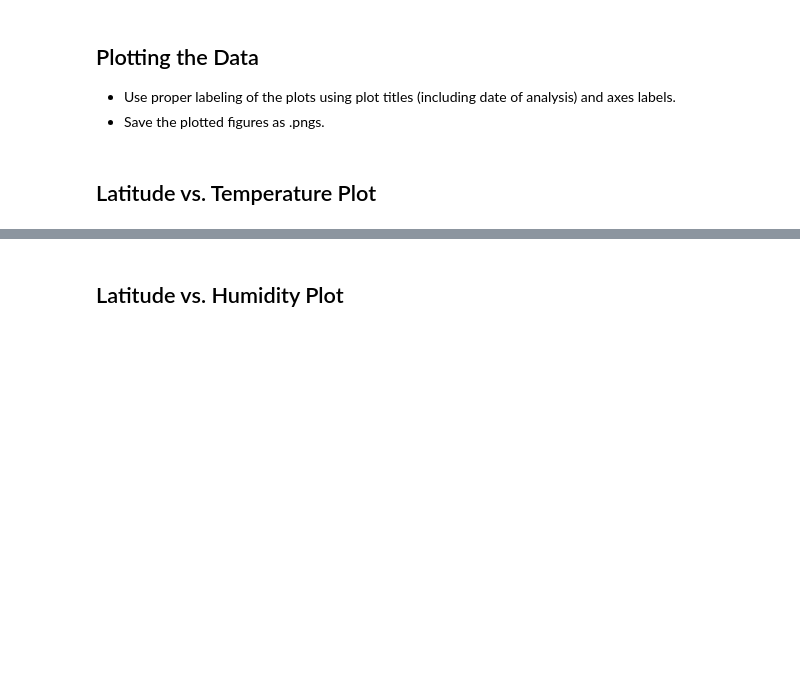
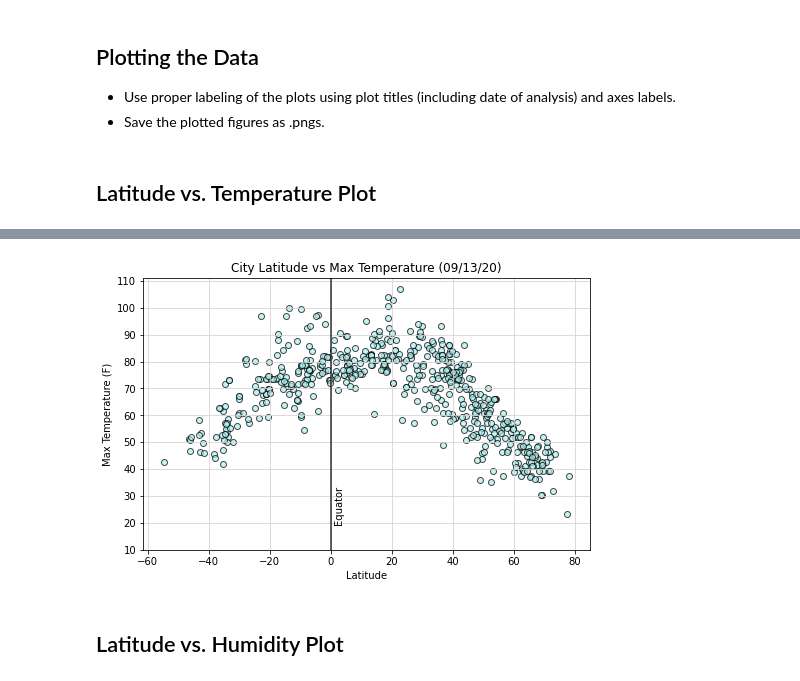
Before and after one commit to andresocorro/python-api-challenge, a Jupyter notebook: starter_code/WeatherPy.ipynb, the cells around one changed output, grey strips where cells are left out. Cells and saved outputs as stored; diff of their text form; code cells hidden in the pictures; blank space fills up the shorter version.

Commit message:
Added some graphs

```diff
--- a/starter_code/WeatherPy.ipynb
+++ b/starter_code/WeatherPy.ipynb
@@ -161,0 +116,17 @@ Int64Index([], dtype='int64')
+# %%
+weather_dict = {
+    "City": city_fordf,
+    "Lat": lats_fordf,
+    "Lng": lngs_fordf,
+    "Max Temp": max_temp,
+    "Humidity": humidity,
+    "Cloudiness": cloudiness,
+    "Wind Speed": wind_speed,
+    "Country": country,
+    "Date": date
+
+}
+# %%
+#Create DatsFrame
+weather_df = pd.DataFrame(weather_dict)
+weather_df.head()
@@ -171,2 +174,15 @@ Int64Index([], dtype='int64')
+# %%
+plt.figure(figsize = (8,5))
+plt.scatter(weather_df["Lat"],weather_df["Max Temp"], edgecolors="black", facecolors="paleturquoise", alpha=0.7)
+plt.title("City Latitude vs Max Temperature (09/13/20)")
+plt.xlabel("Latitude")
+plt.ylabel("Max Temperature (F)")
+plt.axvline(0, color="black", alpha=0.8)
+plt.text(1,20,"Equator", rotation=90)
+plt.grid(color="lightgrey")
+plt.yticks(np.arange(10, max(weather_df["Max Temp"])*1.05, 10))
+plt.savefig(os.path.join("..","output_data","lat_maxtemp.png"))
+# %% [output]
+[figure, added]
 # %% [markdown]
 ## Latitude vs. Humidity Plot
```
Also changed, not shown: parts of 17 cells of this notebook, 4 other files.
